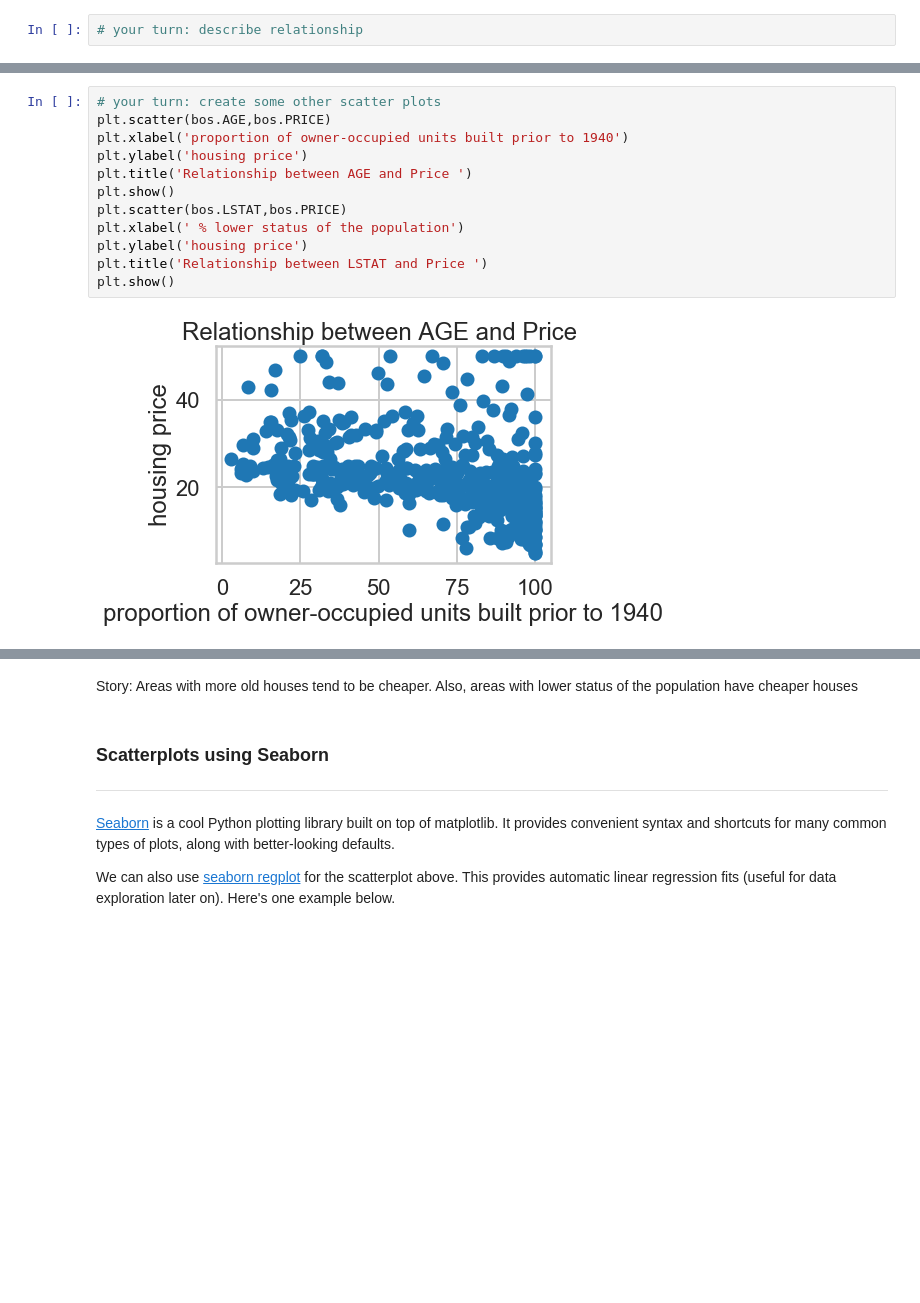
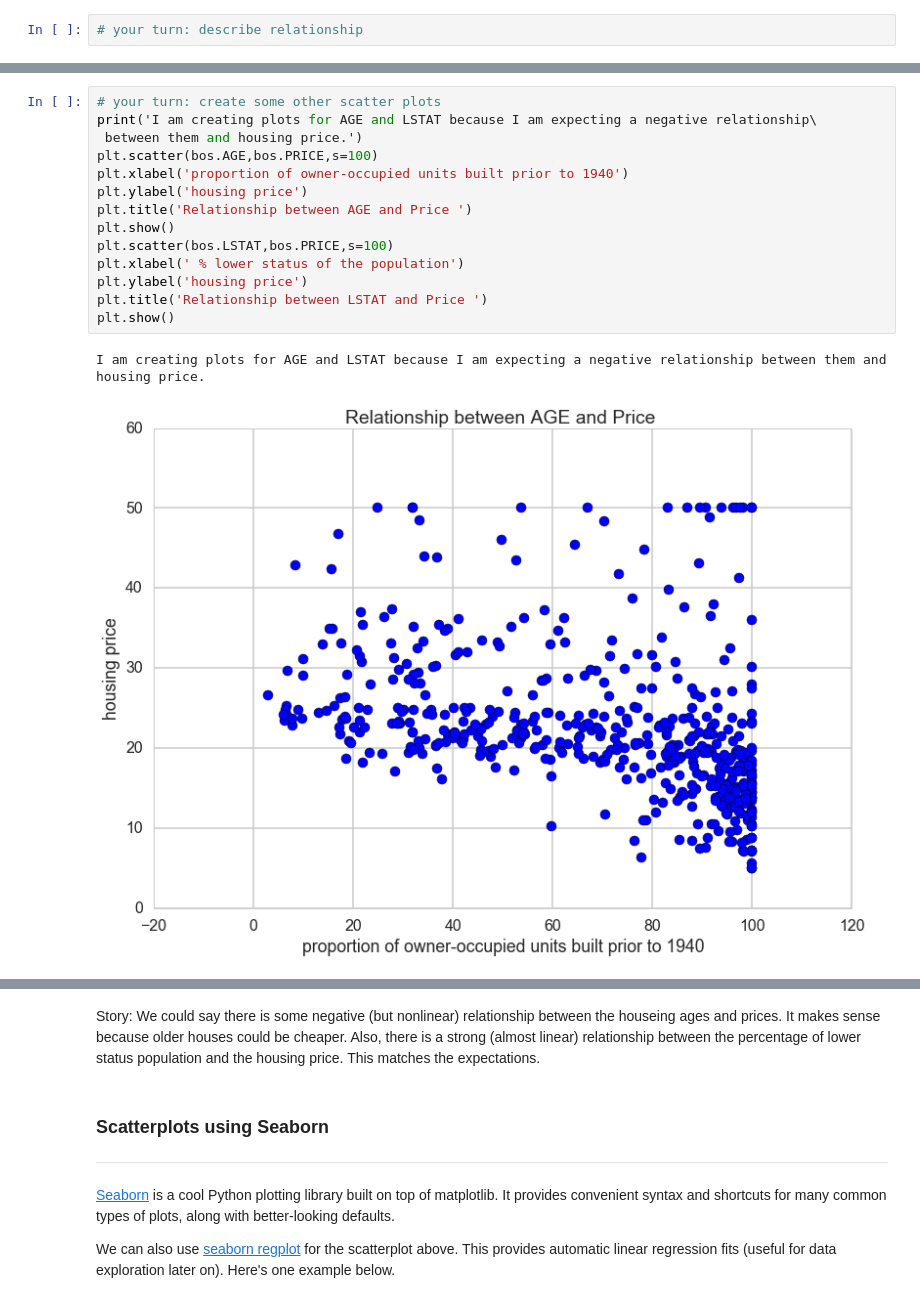
Before and after one commit to moeinsoodavi/Springboard, a Jupyter notebook: linear_regression/Mini_Project_Linear_Regression.ipynb, the cells around one changed output, grey strips where cells are left out. Drawn from its saved outputs; the diff is of its cells as text; blank space fills up the shorter version.

```diff
--- a/linear_regression/Mini_Project_Linear_Regression.ipynb
+++ b/linear_regression/Mini_Project_Linear_Regression.ipynb
@@ -308,14 +309,17 @@ Story: We could say higher pupil-teacher ratio areas have cheaper houses. One po
 # %%
 # your turn: create some other scatter plots
-plt.scatter(bos.AGE,bos.PRICE)
+print('I am creating plots for AGE and LSTAT because I am expecting a negative relationship\
+ between them and housing price.')
+plt.scatter(bos.AGE,bos.PRICE,s=100)
 plt.xlabel('proportion of owner-occupied units built prior to 1940')
 plt.ylabel('housing price')
 plt.title('Relationship between AGE and Price ')
 plt.show()
-plt.scatter(bos.LSTAT,bos.PRICE)
+plt.scatter(bos.LSTAT,bos.PRICE,s=100)
 plt.xlabel(' % lower status of the population')
 plt.ylabel('housing price')
 plt.title('Relationship between LSTAT and Price ')
 plt.show()
 # %% [output]
+I am creating plots for AGE and LSTAT because I am expecting a negative relationship between them and housing price.
-[figure, old version]
+[figure, new version]
@@ -323,5 +327,5 @@ plt.show()
-# %% [markdown]
-Story: Areas with more old houses tend to be cheaper. Also, areas with lower status of the population have cheaper houses
+# %% [markdown]
+Story: We could say there is some negative (but nonlinear) relationship between the houseing ages and prices. It makes sense because older houses could be cheaper. Also, there is a strong (almost linear) relationship between the percentage of lower status population and the housing price. This matches the expectations.
 # %% [markdown]
 ### Scatterplots using Seaborn
 ***
```
Also changed, not shown: parts of 47 cells of this notebook.
